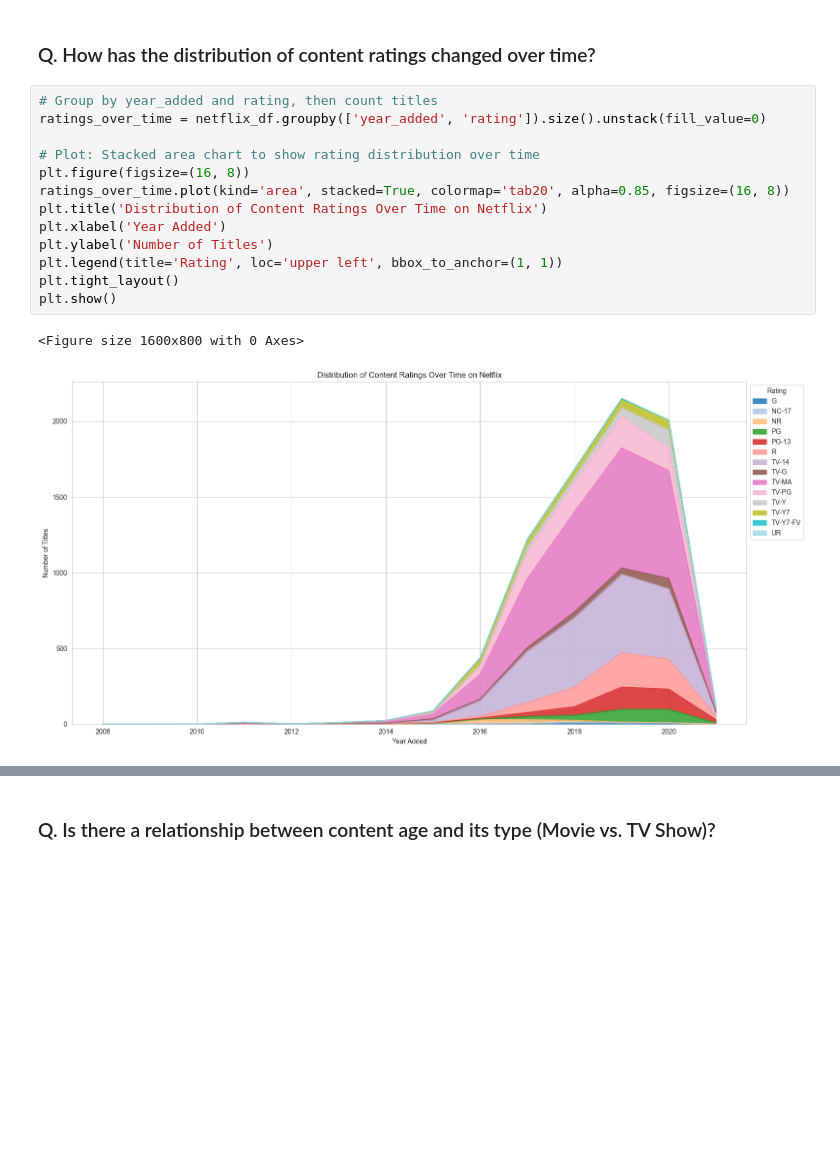
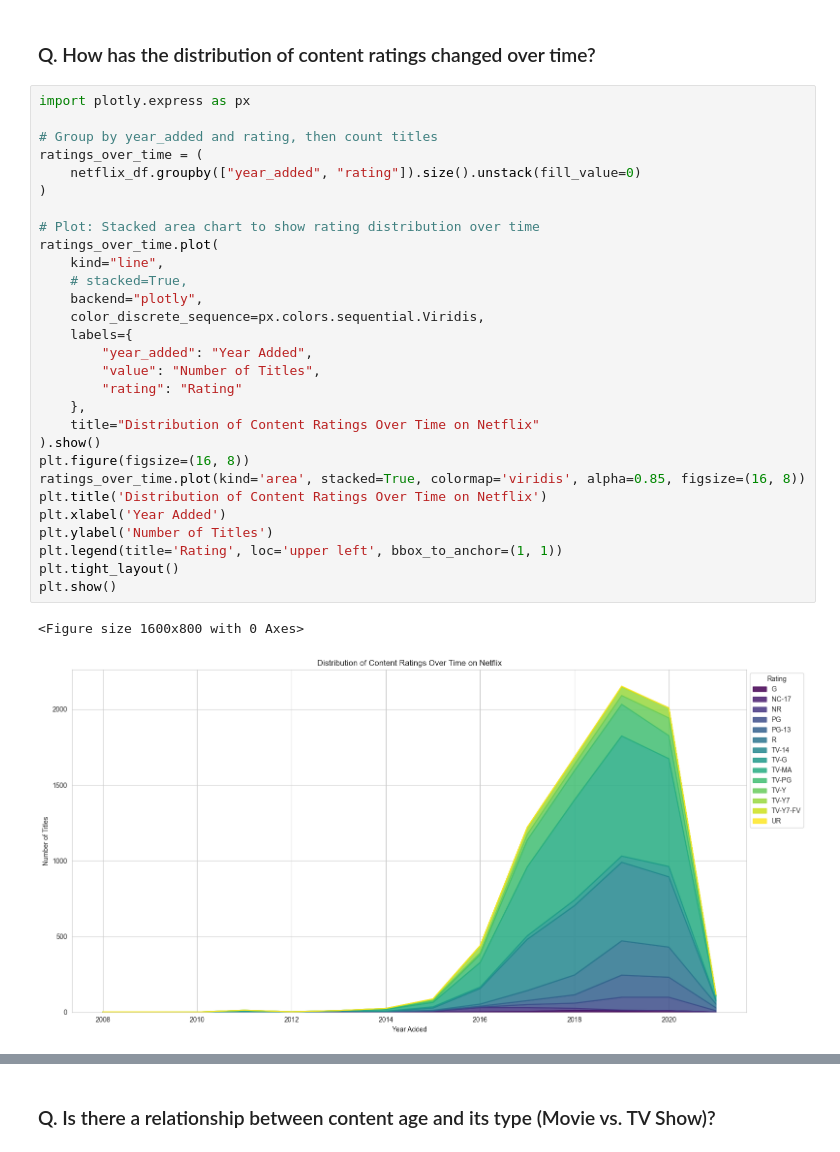
Before and after one commit to eshagarwal/21-Projects-21-Days-ML-Deep-Learning-GenAI-GFG, a Jupyter notebook: DAY 2/netflix.ipynb, the cells around one changed output, grey strips where cells are left out. Cells and saved outputs as stored; diff of their text form; blank space fills up the shorter version.

Commit message:
Adds insights for last few questions with their respectives charts

```diff
--- a/DAY 2/netflix.ipynb
+++ b/DAY 2/netflix.ipynb
@@ -387,18 +397,34 @@ plt.show()
 # %% [markdown]
 ### Q. How has the distribution of content ratings changed over time?
 # %%
+import plotly.express as px
+
 # Group by year_added and rating, then count titles
-ratings_over_time = netflix_df.groupby(['year_added', 'rating']).size().unstack(fill_value=0)
+ratings_over_time = (
+    netflix_df.groupby(["year_added", "rating"]).size().unstack(fill_value=0)
+)
 
 # Plot: Stacked area chart to show rating distribution over time
+ratings_over_time.plot(
+    kind="line",
+    # stacked=True,
+    backend="plotly",
+    color_discrete_sequence=px.colors.sequential.Viridis,
+    labels={
+        "year_added": "Year Added",
+        "value": "Number of Titles",
+        "rating": "Rating"
+    },
+    title="Distribution of Content Ratings Over Time on Netflix"
+).show()
 plt.figure(figsize=(16, 8))
-ratings_over_time.plot(kind='area', stacked=True, colormap='tab20', alpha=0.85, figsize=(16, 8))
+ratings_over_time.plot(kind='area', stacked=True, colormap='viridis', alpha=0.85, figsize=(16, 8))
 plt.title('Distribution of Content Ratings Over Time on Netflix')
 plt.xlabel('Year Added')
 plt.ylabel('Number of Titles')
 plt.legend(title='Rating', loc='upper left', bbox_to_anchor=(1, 1))
 plt.tight_layout()
 plt.show()
 # %% [output]
 <Figure size 1600x800 with 0 Axes>
-[figure, old version]
+[figure, new version]
```
Also changed, not shown: parts of 12 cells of this notebook.
